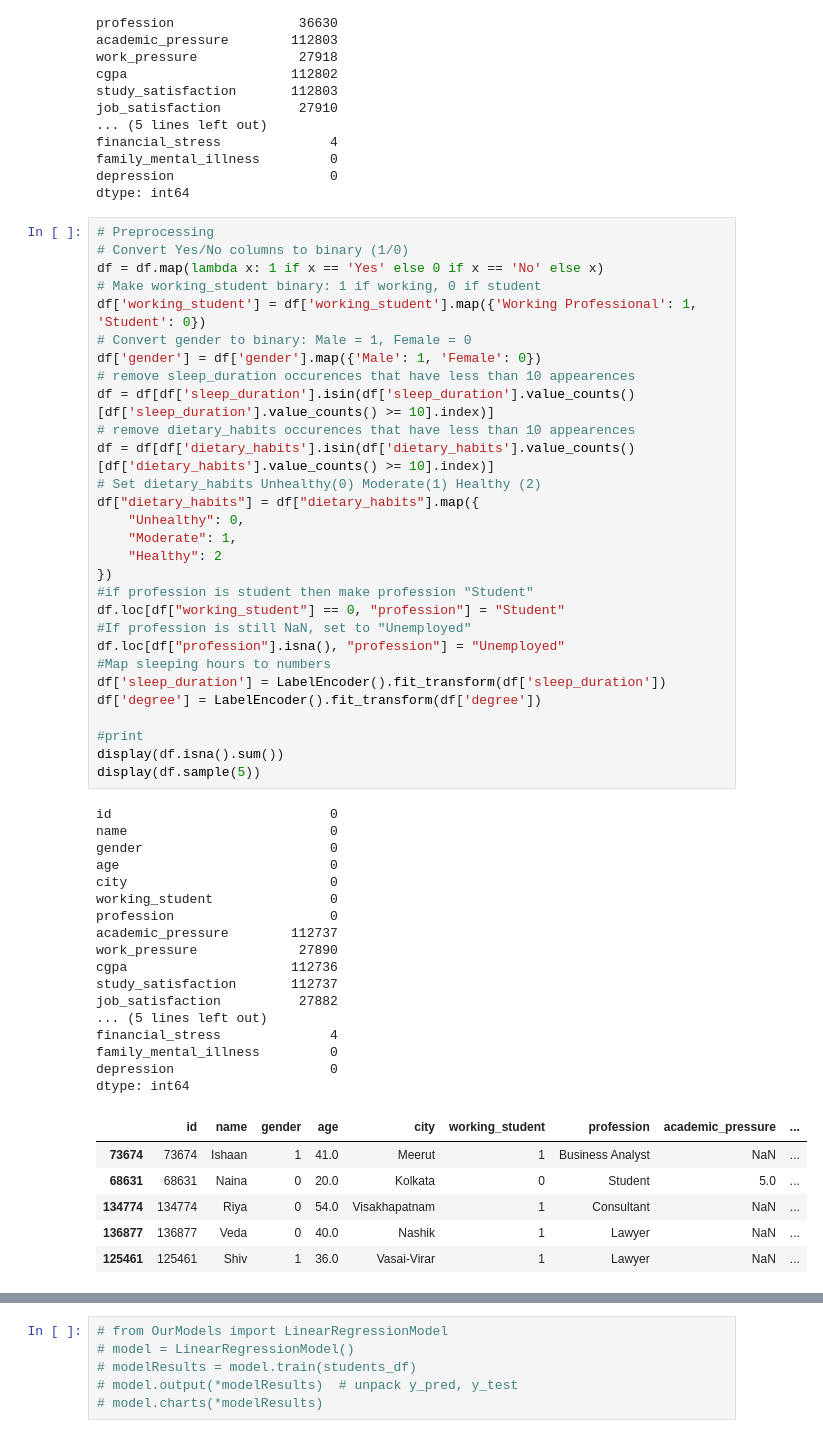
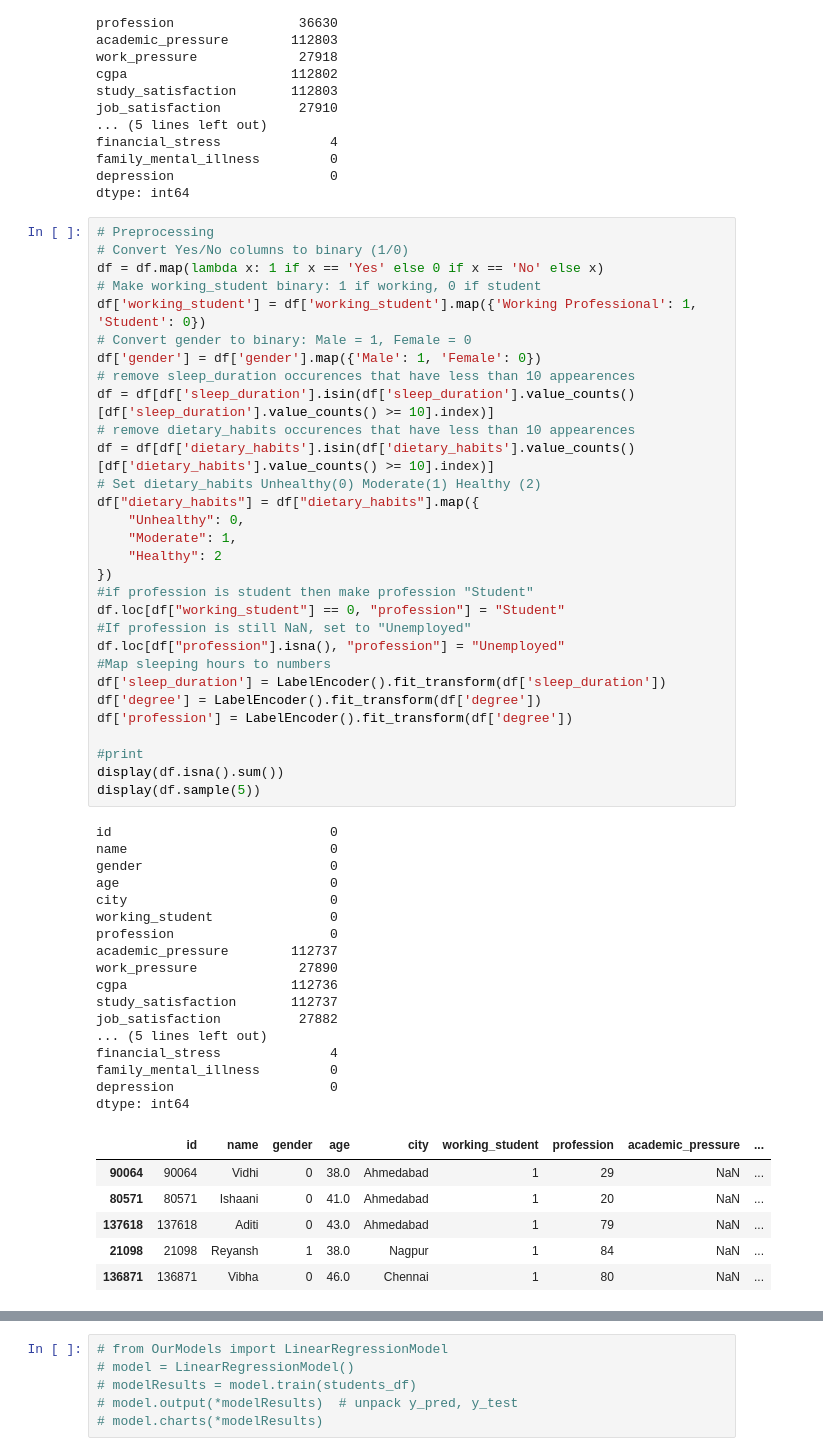
Before and after one commit to nikankad/COS322-depression, a Jupyter notebook: src/main.ipynb, the cells around one changed output, grey strips where cells are left out. Cells and saved outputs as stored; diff of their text form.

```diff
--- a/src/main.ipynb
+++ b/src/main.ipynb
@@ -77,38 +77,39 @@ df["dietary_habits"] = df["dietary_habits"].map({
 #if profession is student then make profession "Student"
 df.loc[df["working_student"] == 0, "profession"] = "Student"
 #If profession is still NaN, set to "Unemployed"
 df.loc[df["profession"].isna(), "profession"] = "Unemployed"
 #Map sleeping hours to numbers
 df['sleep_duration'] = LabelEncoder().fit_transform(df['sleep_duration'])
 df['degree'] = LabelEncoder().fit_transform(df['degree'])
+df['profession'] = LabelEncoder().fit_transform(df['degree'])
 
 #print
 display(df.isna().sum())
 display(df.sample(5))
 # %% [output]
 id                            0
 name                          0
 gender                        0
 age                           0
 city                          0
 working_student               0
 profession                    0
 academic_pressure        112737
 work_pressure             27890
 cgpa                     112736
 study_satisfaction       112737
 job_satisfaction          27882
 ... (5 lines left out)
 financial_stress              4
 family_mental_illness         0
 depression                    0
 dtype: int64
 |  | id | name | gender | age | city | working_student | profession | academic_pressure | ... |
-| 73674 | 73674 | Ishaan | 1 | 41.0 | Meerut | 1 | Business Analyst | NaN | ... |
-| 68631 | 68631 | Naina | 0 | 20.0 | Kolkata | 0 | Student | 5.0 | ... |
-| 134774 | 134774 | Riya | 0 | 54.0 | Visakhapatnam | 1 | Consultant | NaN | ... |
-| 136877 | 136877 | Veda | 0 | 40.0 | Nashik | 1 | Lawyer | NaN | ... |
-| 125461 | 125461 | Shiv | 1 | 36.0 | Vasai-Virar | 1 | Lawyer | NaN | ... |
+| 90064 | 90064 | Vidhi | 0 | 38.0 | Ahmedabad | 1 | 29 | NaN | ... |
+| 80571 | 80571 | Ishaani | 0 | 41.0 | Ahmedabad | 1 | 20 | NaN | ... |
+| 137618 | 137618 | Aditi | 0 | 43.0 | Ahmedabad | 1 | 79 | NaN | ... |
+| 21098 | 21098 | Reyansh | 1 | 38.0 | Nagpur | 1 | 84 | NaN | ... |
+| 136871 | 136871 | Vibha | 0 | 46.0 | Chennai | 1 | 80 | NaN | ... |
 # %%
 #Now we want to split it into 2 datasets, students and workers
 students_df = df.loc[df["working_student"] == 0].drop({"working_student", "work_pressure", "job_satisfaction"}, axis=1)
```
Also changed, not shown: parts of 6 cells of this notebook, 3 other files.
